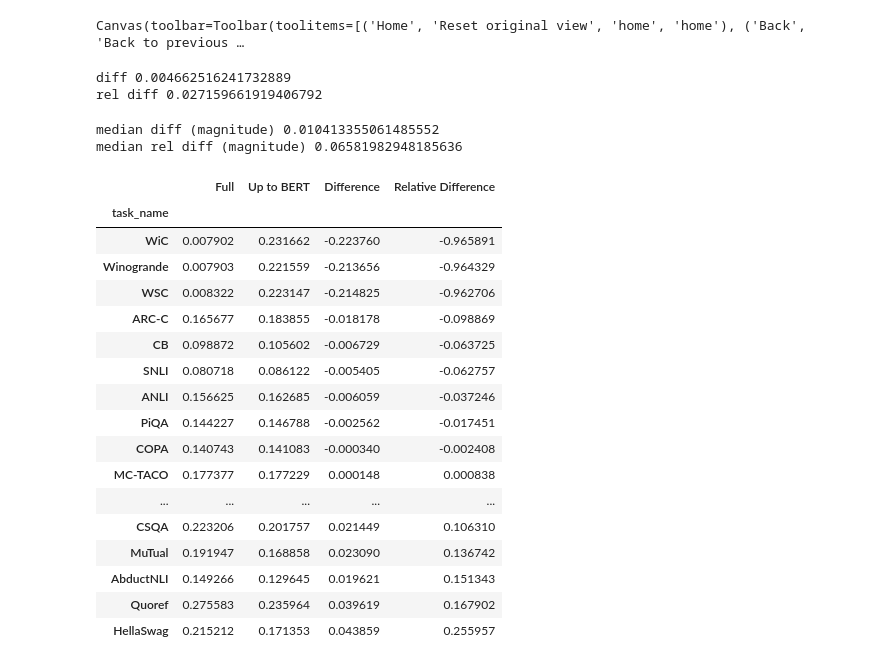
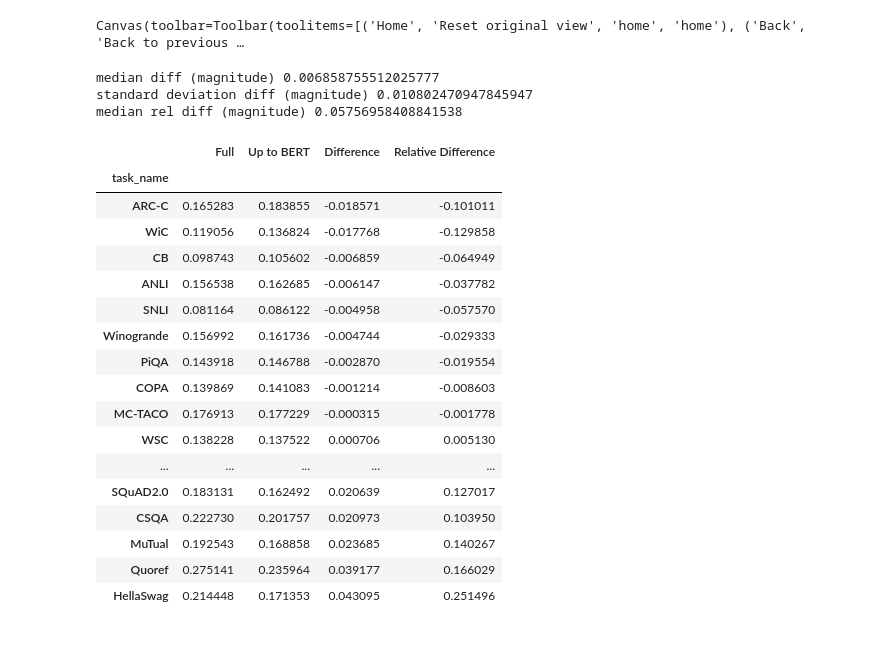
Before and after one commit to nyu-mll/nlu-test-sets, a Jupyter notebook: irt_scripts/follow_up.ipynb, the cells around one changed output. Cells and saved outputs as stored; diff of their text form; code cells hidden in the pictures.

Commit message:
squad

```diff
--- a/irt_scripts/follow_up.ipynb
+++ b/irt_scripts/follow_up.ipynb
@@ -257,7 +257,7 @@ def get_diff_by_set(diffs, item_ids):
 # %%
 from variational_irt import *
 # %%
-datasets="boolq,cb,commonsenseqa,copa,cosmosqa,hellaswag,adversarial-nli,rte,snli,wic,qamr,arct,mcscript,mctaco,mutual,mutual-plus,quoref,socialiqa,squad-v2,wsc,mnli,mrqa-nq,newsqa,abductive-nli,arc-easy,arc-challenge,piqa,quail,winogrande,anli"
+datasets="boolq,cb,commonsenseqa,copa,cosmosqa,hellaswag,adversarial-nli,rte,snli,wic,qamr,arct,mcscript,mctaco,mutual,mutual-plus,quoref,socialiqa,squad_v2,wsc,mnli,mrqa-nq,newsqa,abductive-nli,arc-easy,arc-challenge,piqa,quail,winogrande,anli"
 data_names, responses, n_items = get_files(
     os.path.join(repo, 'data'),
     "csv",
@@ -1077,35 +1143,32 @@ leh_tasks_qtile = leh_tasks.groupby(by='task_name').quantile(q=0.75)
 leh_tasks_qtile['diff'] = leh_tasks_qtile['Full'] - leh_tasks_qtile['BERT']
 leh_tasks_qtile['rel_diff'] = (leh_tasks_qtile['Full'] - leh_tasks_qtile['BERT'])/leh_tasks_qtile['BERT']
 
-print('diff', leh_tasks_qtile['diff'].median())
-print('rel diff', leh_tasks_qtile['rel_diff'].median())
+print('median diff (magnitude)', leh_tasks_qtile['diff'].abs().median())
+print('standard deviation diff (magnitude)', leh_tasks_qtile['diff'].abs().std())
+
+print('median rel diff (magnitude)', leh_tasks_qtile['rel_diff'].abs().median())
 # %% [output]
-diff 0.004662516241732889
-rel diff 0.027159661919406792
+median diff (magnitude) 0.006858755512025777
+standard deviation diff (magnitude) 0.010802470947845947
+median rel diff (magnitude) 0.05756958408841538
-# %%
-print('median diff (magnitude)', leh_tasks_qtile['diff'].abs().median())
-print('median rel diff (magnitude)', leh_tasks_qtile['rel_diff'].abs().median())
-# %% [output]
-median diff (magnitude) 0.010413355061485552
-median rel diff (magnitude) 0.06581982948185636
 # %%
-leh_tasks_qtile.rename(columns={'BERT':'Up to BERT', 'diff':'Difference', 'rel_diff':'Relative Difference'}).sort_values(by='Relative Difference')
+leh_tasks_qtile.rename(columns={'BERT':'Up to BERT', 'diff':'Difference', 'rel_diff':'Relative Difference'}).sort_values(by='Difference')
 # %% [output]
 |  | Full | Up to BERT | Difference | Relative Difference |
 | task_name |  |  |  |  |
-| WiC | 0.007902 | 0.231662 | -0.223760 | -0.965891 |
-| Winogrande | 0.007903 | 0.221559 | -0.213656 | -0.964329 |
-| WSC | 0.008322 | 0.223147 | -0.214825 | -0.962706 |
-| ARC-C | 0.165677 | 0.183855 | -0.018178 | -0.098869 |
-| CB | 0.098872 | 0.105602 | -0.006729 | -0.063725 |
-| SNLI | 0.080718 | 0.086122 | -0.005405 | -0.062757 |
-| ANLI | 0.156625 | 0.162685 | -0.006059 | -0.037246 |
-| PiQA | 0.144227 | 0.146788 | -0.002562 | -0.017451 |
-| COPA | 0.140743 | 0.141083 | -0.000340 | -0.002408 |
-| MC-TACO | 0.177377 | 0.177229 | 0.000148 | 0.000838 |
+| ARC-C | 0.165283 | 0.183855 | -0.018571 | -0.101011 |
+| WiC | 0.119056 | 0.136824 | -0.017768 | -0.129858 |
+| CB | 0.098743 | 0.105602 | -0.006859 | -0.064949 |
+| ANLI | 0.156538 | 0.162685 | -0.006147 | -0.037782 |
+| SNLI | 0.081164 | 0.086122 | -0.004958 | -0.057570 |
+| Winogrande | 0.156992 | 0.161736 | -0.004744 | -0.029333 |
+| PiQA | 0.143918 | 0.146788 | -0.002870 | -0.019554 |
+| COPA | 0.139869 | 0.141083 | -0.001214 | -0.008603 |
+| MC-TACO | 0.176913 | 0.177229 | -0.000315 | -0.001778 |
+| WSC | 0.138228 | 0.137522 | 0.000706 | 0.005130 |
 | ... | ... | ... | ... | ... |
-| CSQA | 0.223206 | 0.201757 | 0.021449 | 0.106310 |
-| MuTual | 0.191947 | 0.168858 | 0.023090 | 0.136742 |
-| AbductNLI | 0.149266 | 0.129645 | 0.019621 | 0.151343 |
-| Quoref | 0.275583 | 0.235964 | 0.039619 | 0.167902 |
-| HellaSwag | 0.215212 | 0.171353 | 0.043859 | 0.255957 |
+| SQuAD2.0 | 0.183131 | 0.162492 | 0.020639 | 0.127017 |
+| CSQA | 0.222730 | 0.201757 | 0.020973 | 0.103950 |
+| MuTual | 0.192543 | 0.168858 | 0.023685 | 0.140267 |
+| Quoref | 0.275141 | 0.235964 | 0.039177 | 0.166029 |
+| HellaSwag | 0.214448 | 0.171353 | 0.043095 | 0.251496 |
```
Also changed, not shown: parts of 23 cells of this notebook, 9 other files.
